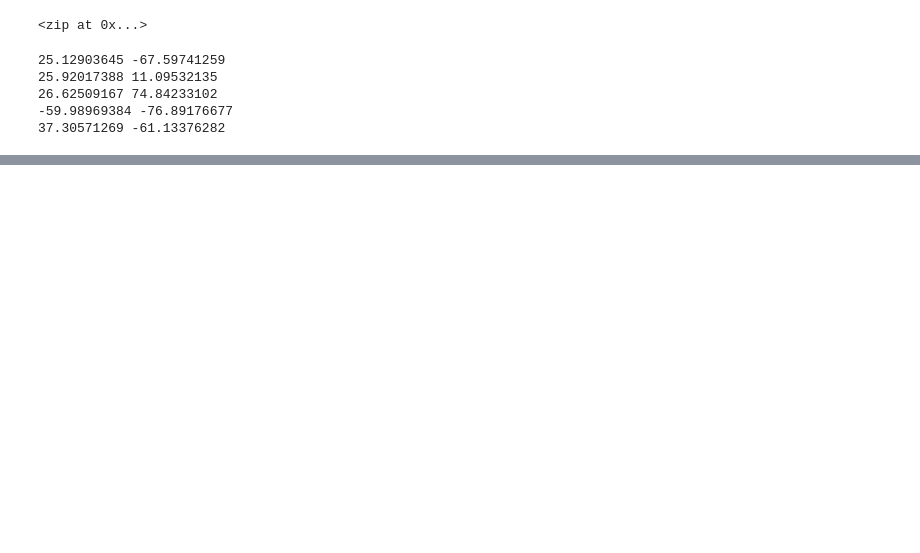
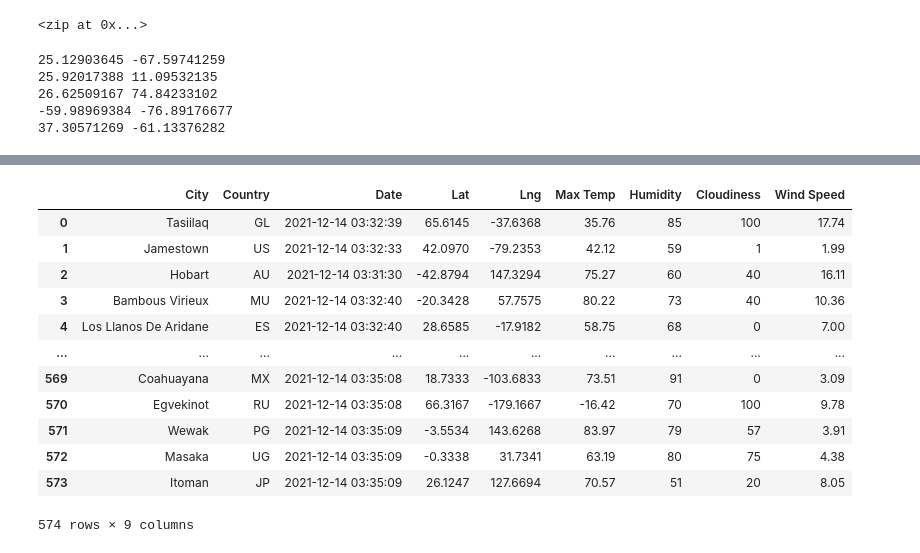
Before and after one commit to Kaedaxe/World_Weather_Analysis, a Jupyter notebook: WeatherPy.ipynb, the cells around one changed output, grey strips where cells are left out. Cells and saved outputs as stored; diff of their text form; code cells hidden in the pictures; blank space fills up the shorter version.

```diff
--- a/WeatherPy.ipynb
+++ b/WeatherPy.ipynb
@@ -39,0 +40,10 @@ len(cities)
+# %%
+# Create storage for weather data of cities
+city_data = []
+
+# Import dependencies
+from config import weather_api_key
+import time
+from datetime import datetime
+import requests
+url = "http://api.openweathermap.org/data/2.5/weather?units=Imperial&APPID=" + weather_api_key
@@ -39,0 +131,4 @@ len(cities)
+# %%
+# Convert array of dictionaries to a Pandas DataFrame
+city_data_df = pd.DataFrame(city_data)
+city_data_df.head(10)
@@ -39,0 +147,18 @@ len(cities)
+# %%
+new_column_order = ["City", "Country", "Date", "Lat", "Lng", "Max Temp", "Humidity", "Cloudiness", "Wind Speed"]
+city_data_df = city_data_df[new_column_order]
+city_data_df
+# %% [output]
+|  | City | Country | Date | Lat | Lng | Max Temp | Humidity | Cloudiness | Wind Speed |
+| 0 | Tasiilaq | GL | 2021-12-14 03:32:39 | 65.6145 | -37.6368 | 35.76 | 85 | 100 | 17.74 |
+| 1 | Jamestown | US | 2021-12-14 03:32:33 | 42.0970 | -79.2353 | 42.12 | 59 | 1 | 1.99 |
+| 2 | Hobart | AU | 2021-12-14 03:31:30 | -42.8794 | 147.3294 | 75.27 | 60 | 40 | 16.11 |
+| 3 | Bambous Virieux | MU | 2021-12-14 03:32:40 | -20.3428 | 57.7575 | 80.22 | 73 | 40 | 10.36 |
+| 4 | Los Llanos De Aridane | ES | 2021-12-14 03:32:40 | 28.6585 | -17.9182 | 58.75 | 68 | 0 | 7.00 |
+| ... | ... | ... | ... | ... | ... | ... | ... | ... | ... |
+| 569 | Coahuayana | MX | 2021-12-14 03:35:08 | 18.7333 | -103.6833 | 73.51 | 91 | 0 | 3.09 |
+| 570 | Egvekinot | RU | 2021-12-14 03:35:08 | 66.3167 | -179.1667 | -16.42 | 70 | 100 | 9.78 |
+| 571 | Wewak | PG | 2021-12-14 03:35:09 | -3.5534 | 143.6268 | 83.97 | 79 | 57 | 3.91 |
+| 572 | Masaka | UG | 2021-12-14 03:35:09 | -0.3338 | 31.7341 | 63.19 | 80 | 75 | 4.38 |
+| 573 | Itoman | JP | 2021-12-14 03:35:09 | 26.1247 | 127.6694 | 70.57 | 51 | 20 | 8.05 |
+574 rows × 9 columns
```
Also changed, not shown: parts of 4 cells of this notebook, 1 other file.
